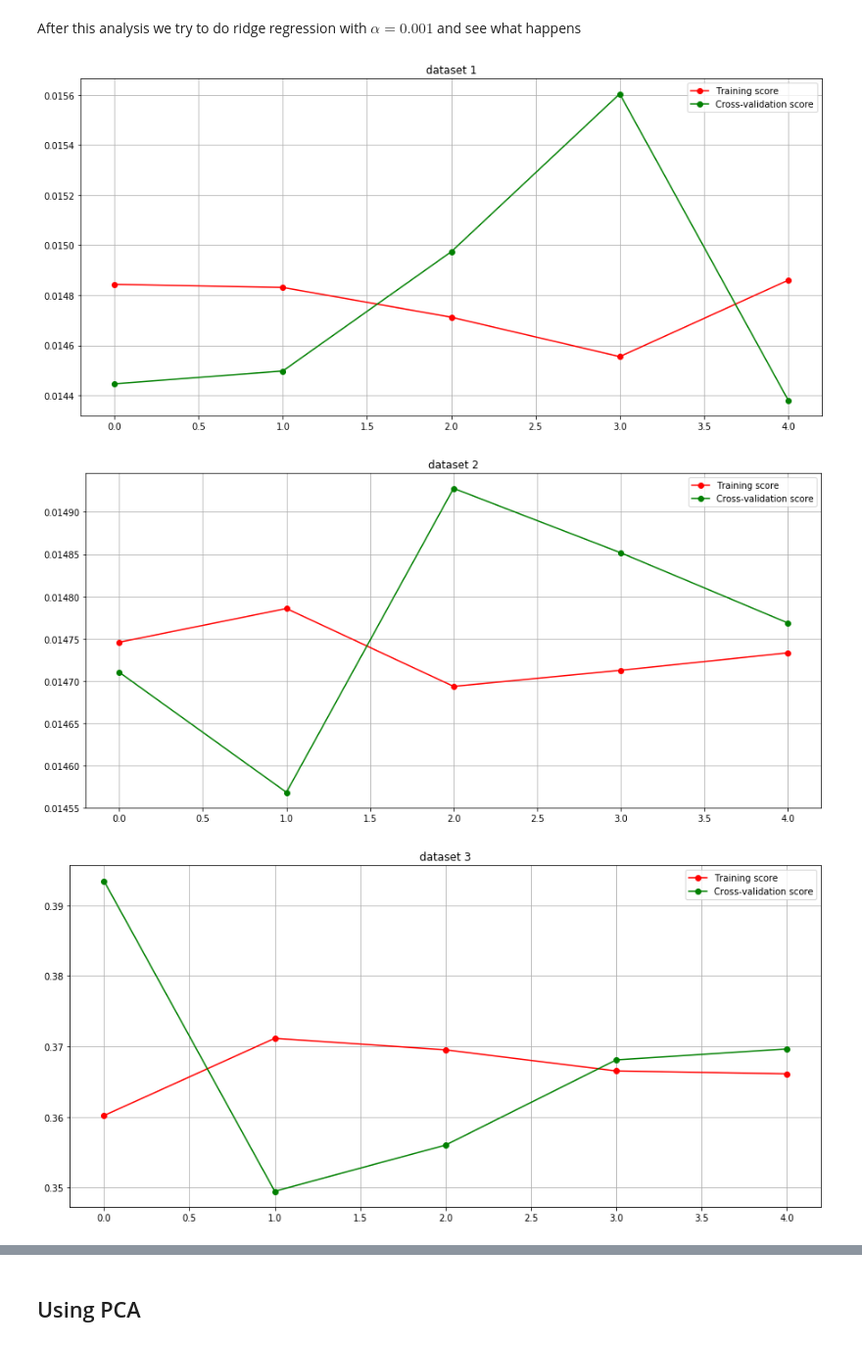
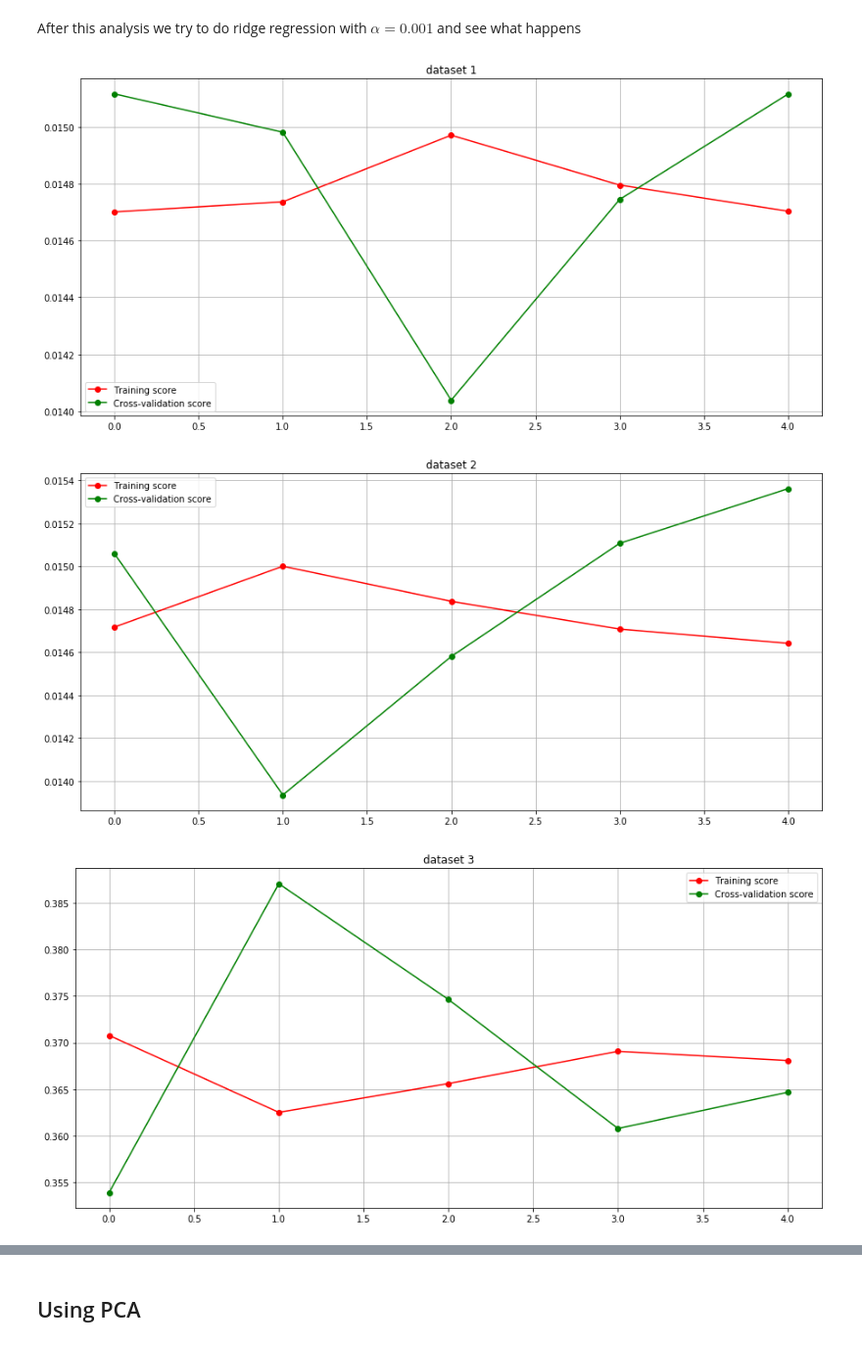
Before and after one commit to iamgiolaga/ridge-regression, a Jupyter notebook: 01_ridgeregression.ipynb, the cells around one changed output, grey strips where cells are left out. Shown at 98% size. Drawn from its saved outputs; the diff is of its cells as text; code cells hidden in the pictures.

```diff
--- a/01_ridgeregression.ipynb
+++ b/01_ridgeregression.ipynb
@@ -448,11 +449,10 @@ We would like to estimate $E[l_D(h)]$ to see, in general, the goodness of our pr
 let $S$ be the entire dataset, we partition $S$ in $K$ subsets (called folds) $D_1, D_2, ..., D_K$ of size $m/K$ each where $m$ is the size of $S$ and we use $S^{(k)}$ as <b>training part</b> with $S^{(k)} \equiv S \setminus D_k$ where $D_k$ is the <b>testing part</b>;
 we iterate this process for $k = 1 ... K$.
 # %%
-def cross_validation(dataset, K, alfa):
+def cross_validation(dataset, alfa, kf):
     training_scores = []
     test_scores = []
 
-    kf = KFold(n_splits = K, shuffle = True)
     X, y = simple_split(dataset)
 
     for train_i, test_i in kf.split(dataset):
@@ -608,40 +612,42 @@ This is highly confirmed by the Pearson coefficient.
 # %% [markdown]
 After this analysis we try to do ridge regression with $\alpha = 0.001$ and see what happens
 # %%
-training_scores, test_scores = cross_validation(min_max_norm_dataset, K, 0.001)
+kf = KFold(n_splits = K, shuffle = True)
+
+training_scores, test_scores = cross_validation(min_max_norm_dataset, 0.001, kf)
 
 cv_1 = np.mean(test_scores)
 
 my_learning_curve(training_scores, test_scores)
 plt.title("dataset 1")
 plt.show()
 
-training_scores, test_scores = cross_validation(min_max_norm_reduced_dataset, K, 0.001)
+training_scores, test_scores = cross_validation(min_max_norm_reduced_dataset, 0.001, kf)
 
 cv_2 = np.mean(test_scores)
 
 my_learning_curve(training_scores, test_scores)
 plt.title("dataset 2")
 plt.show()
 
-training_scores, test_scores = cross_validation(zscore_norm_dataset, K, 0.001)
+training_scores, test_scores = cross_validation(zscore_norm_dataset, 0.001, kf)
 
 cv_3 = np.mean(test_scores)
 
 my_learning_curve(training_scores, test_scores)
 plt.title("dataset 3")
 plt.show()
 
-training_scores, test_scores = cross_validation(zscore_norm_reduced_dataset, K, 0.001)
+training_scores, test_scores = cross_validation(zscore_norm_reduced_dataset, 0.001, kf)
 
 cv_4 = np.mean(test_scores)
 
 my_learning_curve(training_scores, test_scores)
 plt.title("dataset 4")
 plt.show()
 
 print(cv_1, cv_2, cv_3, cv_4)
 # %% [output]
-[figure, old version]
+[figure, new version]
-[figure, old version]
+[figure, new version]
-[figure, old version]
+[figure, new version]
```
Also changed, not shown: parts of 55 cells of this notebook, 13 other files.
